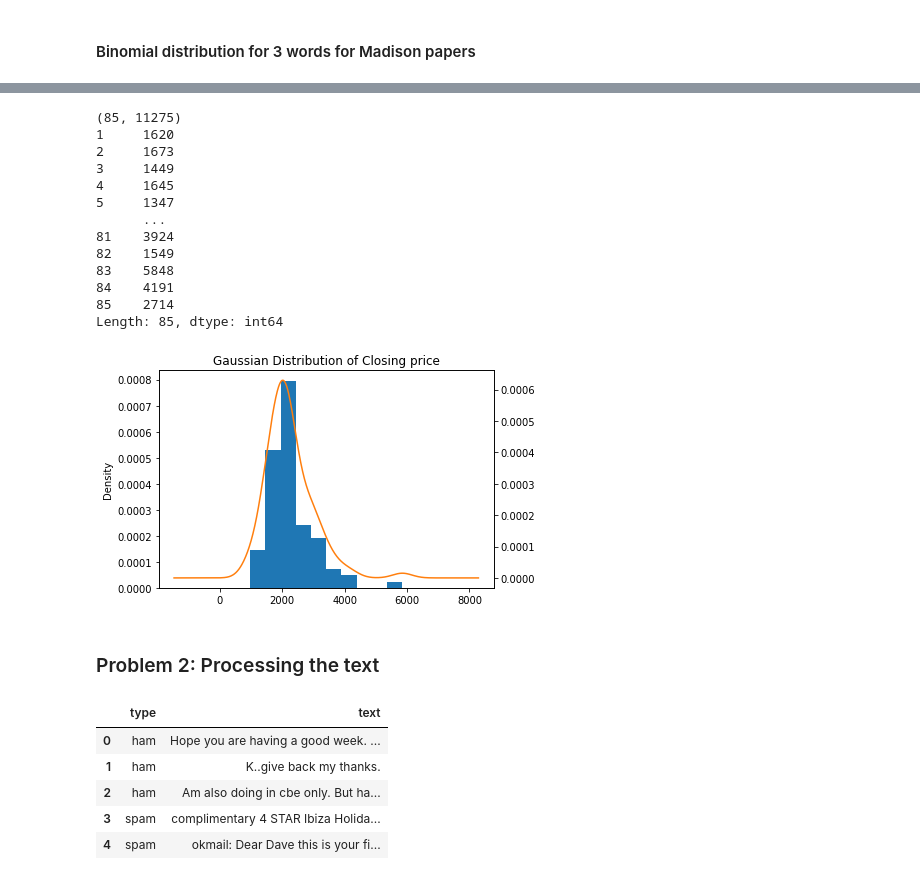
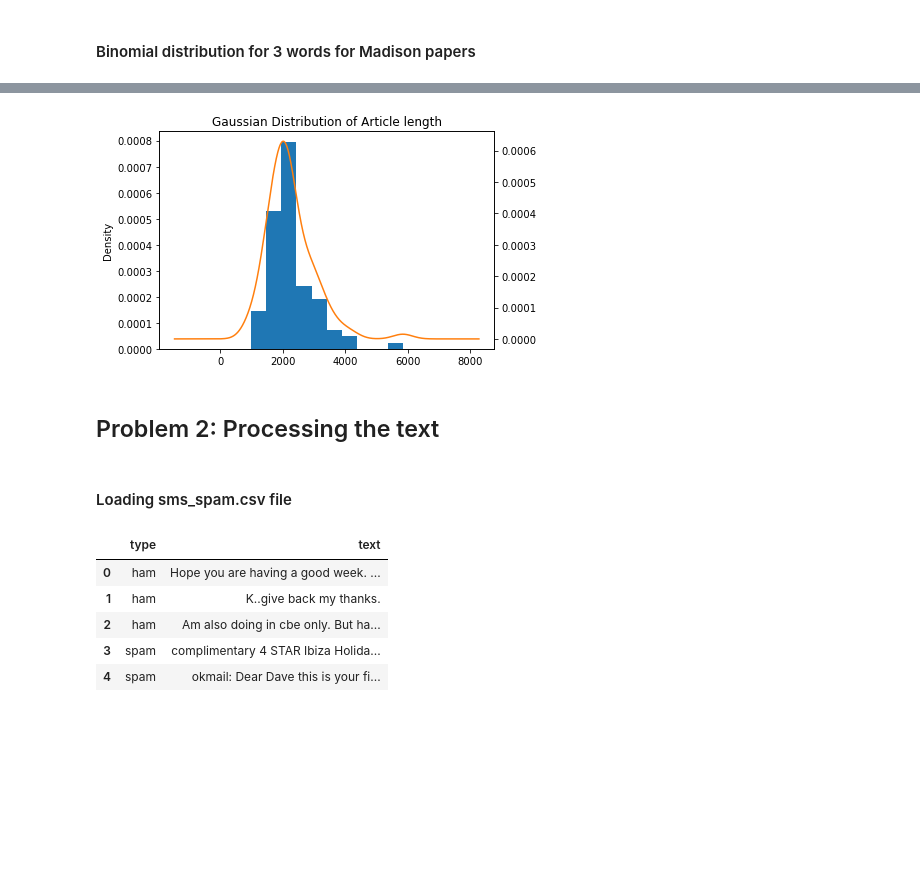
Before and after one commit to VedasriNakka/DH-Week1, a Jupyter notebook: week5/w5_DH.ipynb, the cells around one changed output, grey strips where cells are left out. Cells and saved outputs as stored; diff of their text form; code cells hidden in the pictures; blank space fills up the shorter version.

```diff
--- a/week5/w5_DH.ipynb
+++ b/week5/w5_DH.ipynb
@@ -144,30 +130,14 @@ Processed word tokens length: 11275
 # %%
 edited_rows = df[all_word_cols]
-print(edited_rows.shape)
-#edited_rows.head()
 count_of_tokens = edited_rows.sum(axis=1)
-print(count_of_tokens)
 count_of_tokens.plot(x= df, kind ='hist', density=True)
-
 count_of_tokens.plot(kind='kde', secondary_y=True)
-
-plt.title("Gaussian Distribution of Closing price")
+plt.title("Gaussian Distribution of Article length")
 plt.show()
 # %% [output]
-(85, 11275)
-1     1620
-2     1673
-3     1449
-4     1645
-5     1347
-      ...
-81    3924
-82    1549
-83    5848
-84    4191
-85    2714
-Length: 85, dtype: int64
-[figure, old version]
+[figure, new version]
 # %% [markdown]
-### Problem 2: Processing the text
+## Problem 2: Processing the text
+# %% [markdown]
+#### Loading sms_spam.csv file
 # %%
```
Also changed, not shown: parts of 28 cells of this notebook, 1 other file.
